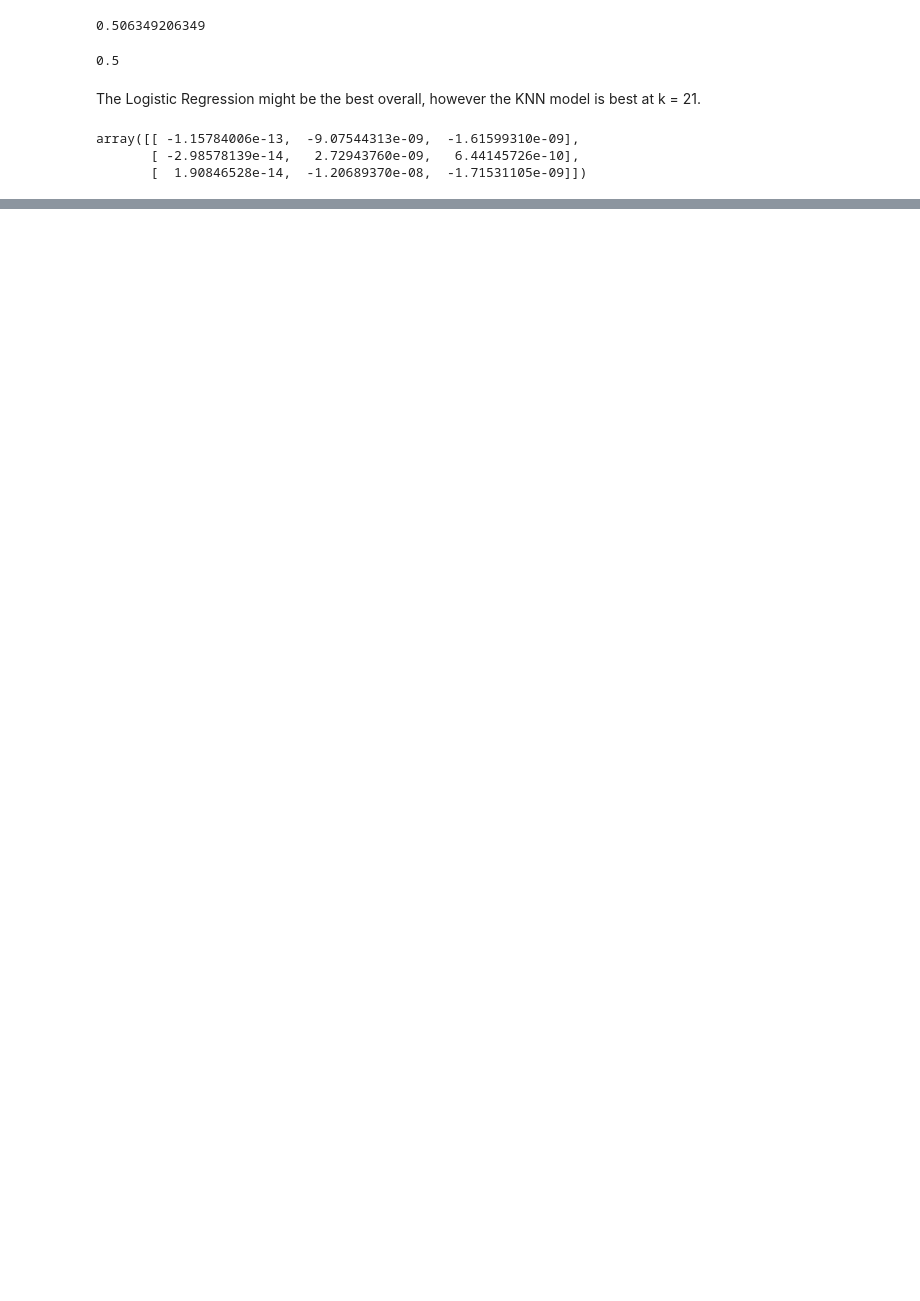
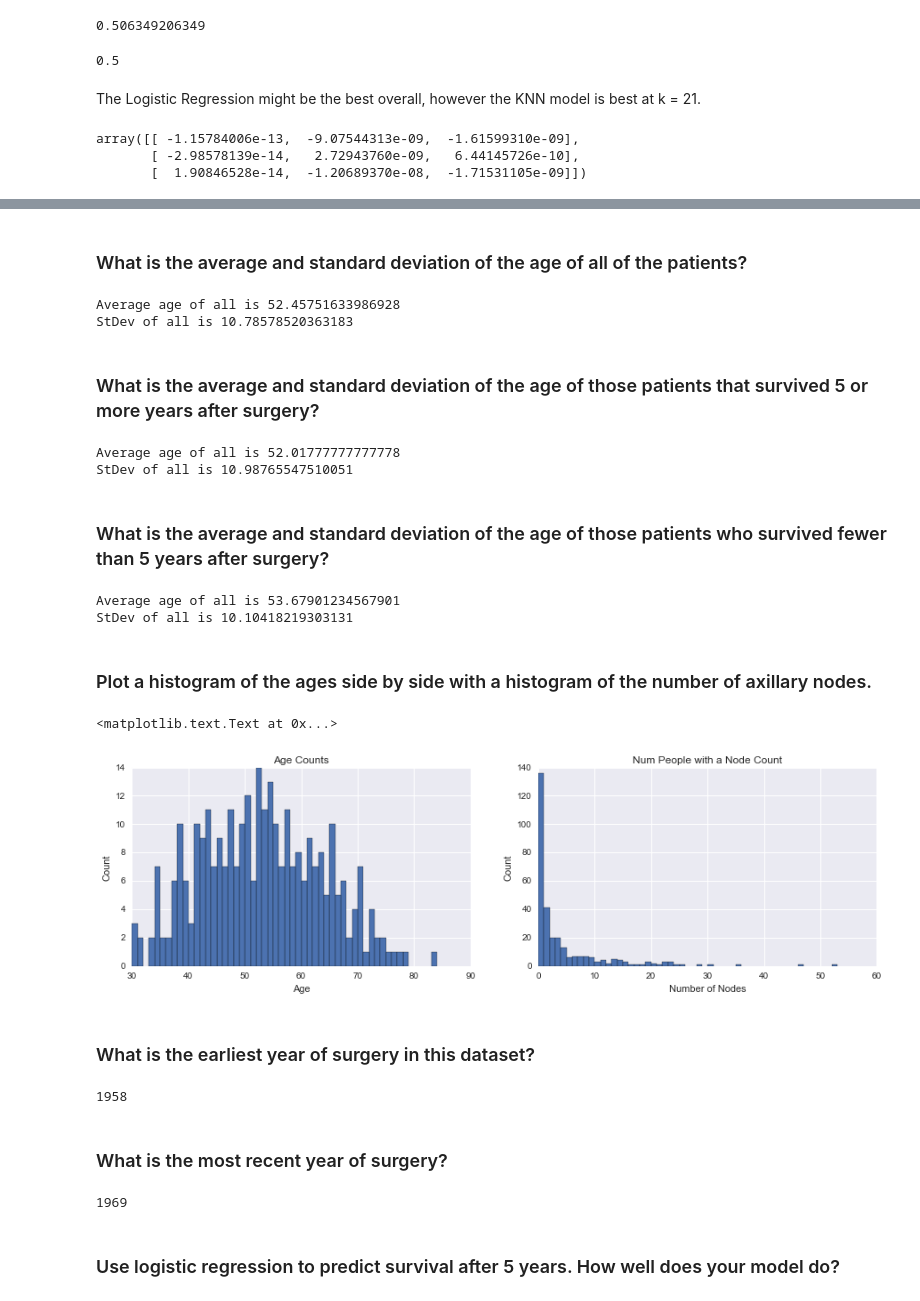
Before and after one commit to jpfreeley/ds, a Jupyter notebook: challenges/05-classification/ken_m/05_classification.ipynb, the cells around one changed output, grey strips where cells are left out. Cells and saved outputs as stored; diff of their text form; code cells hidden in the pictures; blank space fills up the shorter version.

```diff
--- a/challenges/05-classification/ken_m/05_classification.ipynb
+++ b/challenges/05-classification/ken_m/05_classification.ipynb
@@ -512,0 +511,2 @@ Now you are a classification master. The representative votes dataset only had 0
+# %%
+cancer_data = read_data('haberman.csv')
@@ -512,0 +522,66 @@ Now you are a classification master. The representative votes dataset only had 0
+# %% [markdown]
+### What is the average and standard deviation of the age of all of the patients?
+# %%
+age_avg = np.mean(cancer_data.Age)
+age_std = np.std(cancer_data.Age)
+print('Average age of all is {}\nStDev of all is {}'.format(age_avg,age_std))
+# %% [output]
+Average age of all is 52.45751633986928
+StDev of all is 10.78578520363183
+# %% [markdown]
+### What is the average and standard deviation of the age of those patients that survived 5 or more years after surgery?
+# %%
+surv = cancer_data[cancer_data.SurvivalStatus == 1]
+surv_age_avg = np.mean(surv.Age)
+surv_age_std = np.std(surv.Age)
+print('Average age of all is {}\nStDev of all is {}'.format(surv_age_avg, surv_age_std))
+# %% [output]
+Average age of all is 52.01777777777778
+StDev of all is 10.98765547510051
+# %% [markdown]
+### What is the average and standard deviation of the age of those patients who survived fewer than 5 years after surgery?
+# %%
+dead = cancer_data[cancer_data.SurvivalStatus == 2]
+dead_age_avg = np.mean(dead.Age)
+dead_age_std = np.std(dead.Age)
+print('Average age of all is {}\nStDev of all is {}'.format(dead_age_avg, dead_age_std))
+# %% [output]
+Average age of all is 53.67901234567901
+StDev of all is 10.10418219303131
+# %% [markdown]
+### Plot a histogram of the ages side by side with a histogram of the number of axillary nodes.
+# %%
+nodes_index = list(cancer_data['NodesDetected'].value_counts().index)
+nodes_values = list(cancer_data['NodesDetected'].value_counts().values)
+age_index = list(cancer_data['Age'].value_counts().index)
+age_values = list(cancer_data['Age'].value_counts().values)
+# %%
+fig, axarr = plt.subplots(1, 2, sharex=False)
+fig.set_size_inches(15, 4, forward=True)
+axarr[0].bar(age_index, age_values, width=1)
+axarr[1].bar(nodes_index, nodes_values, width=1)
+
+
+axarr[0].set_ylabel('Count')
+axarr[0].set_xlabel('Age')
+axarr[0].set_title('Age Counts')
+axarr[1].set_ylabel('Count')
+axarr[1].set_xlabel('Number of Nodes')
+axarr[1].set_title('Num People with a Node Count')
+# %% [output]
+<matplotlib.text.Text at 0x...>
+[figure, added]
+# %% [markdown]
+### What is the earliest year of surgery in this dataset?
+# %%
+1900 + min(cancer_data.Year)
+# %% [output]
+1958
+# %% [markdown]
+### What is the most recent year of surgery?
+# %%
+1900 + max(cancer_data.Year)
+# %% [output]
+1969
+# %% [markdown]
+### Use logistic regression to predict survival after 5 years. How well does your model do?
```
Also changed, not shown: parts of 28 cells of this notebook.
